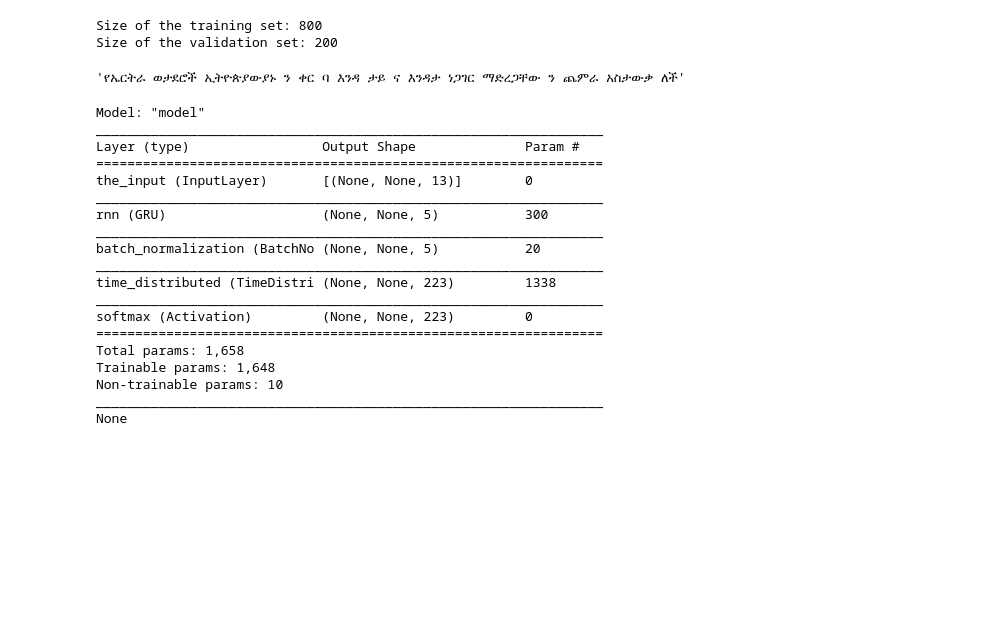
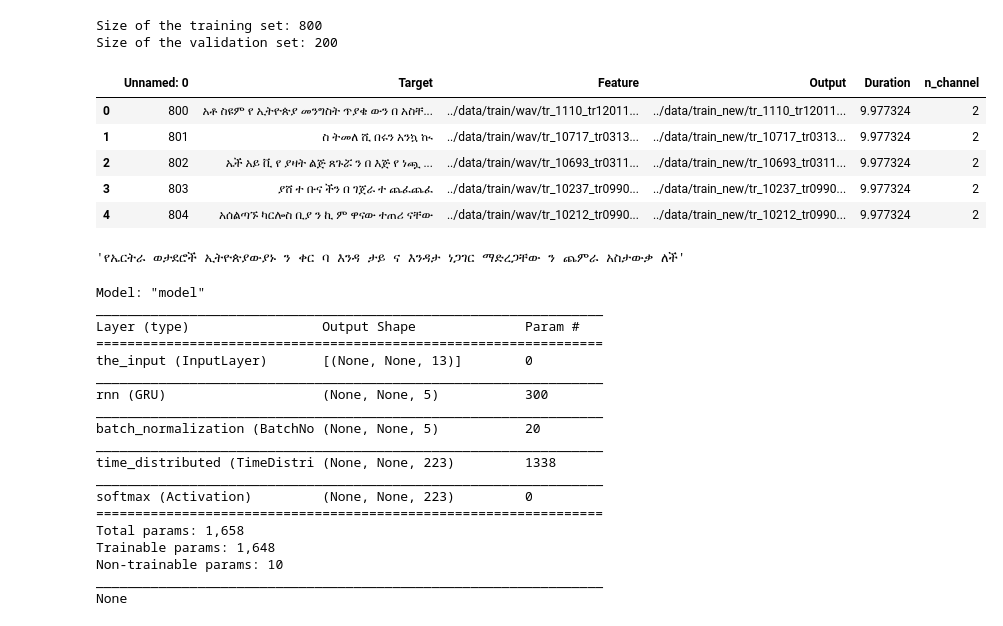
Before and after one commit to Micky373/speech_to_text, a Jupyter notebook: notebooks/acoustic_modeling.ipynb, the cells around one changed output. Cells and saved outputs as stored; diff of their text form; code cells hidden in the pictures; blank space fills up the shorter version.

```diff
--- a/notebooks/acoustic_modeling.ipynb
+++ b/notebooks/acoustic_modeling.ipynb
@@ -55,6 +55,15 @@ print(f"Size of the validation set: {len(valid_meta)}")
 # %% [output]
 Size of the training set: 800
 Size of the validation set: 200
+# %%
+valid_meta.head()
+# %% [output]
+|  | Unnamed: 0 | Target | Feature | Output | Duration | n_channel |
+| 0 | 800 | አቶ ስዩም የ ኢትዮጵያ መንግስት ጥያቄ ውን በ አስቸ... | ../data/train/wav/tr_1110_tr12011... | ../data/train_new/tr_1110_tr12011... | 9.977324 | 2 |
+| 1 | 801 | ስ ትመለ ሺ በሩን አንኳ ኲ | ../data/train/wav/tr_10717_tr0313... | ../data/train_new/tr_10717_tr0313... | 9.977324 | 2 |
+| 2 | 802 | ኤች አይ ቪ የ ያዛት ልጅ ጸጉሯ ን በ እጅ የ ነጯ ... | ../data/train/wav/tr_10693_tr0311... | ../data/train_new/tr_10693_tr0311... | 9.977324 | 2 |
+| 3 | 803 | ያሸ ተ ቡና ችን በ ገጀራ ተ ጨፈጨፈ | ../data/train/wav/tr_10237_tr0990... | ../data/train_new/tr_10237_tr0990... | 9.977324 | 2 |
+| 4 | 804 | አሰልጣኙ ካርሎስ ቢያ ን ኪ ም ዋናው ተጠሪ ናቸው | ../data/train/wav/tr_10212_tr0990... | ../data/train_new/tr_10212_tr0990... | 9.977324 | 2 |
 # %%
 train_meta["Target"][0]
 # %% [output]
```
Also changed, not shown: parts of 5 cells of this notebook, 2 other files.
